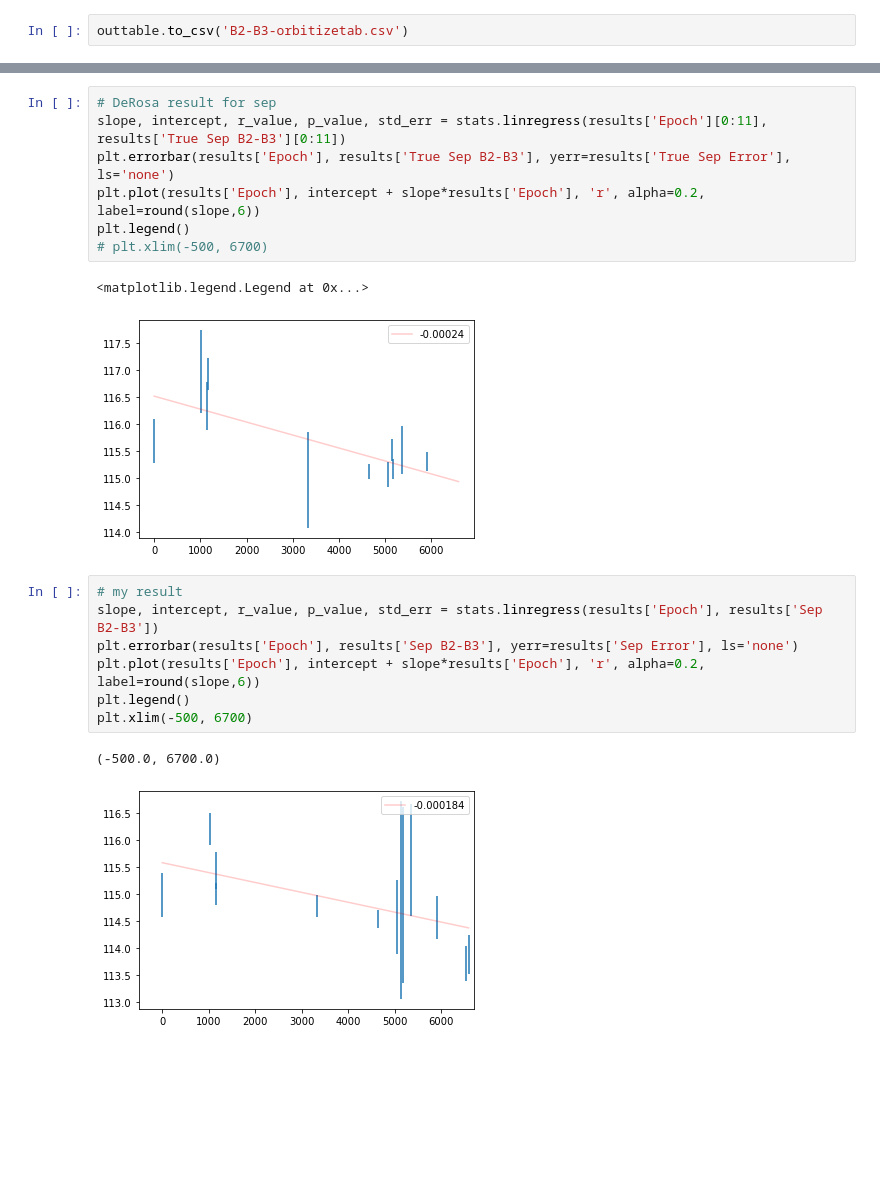
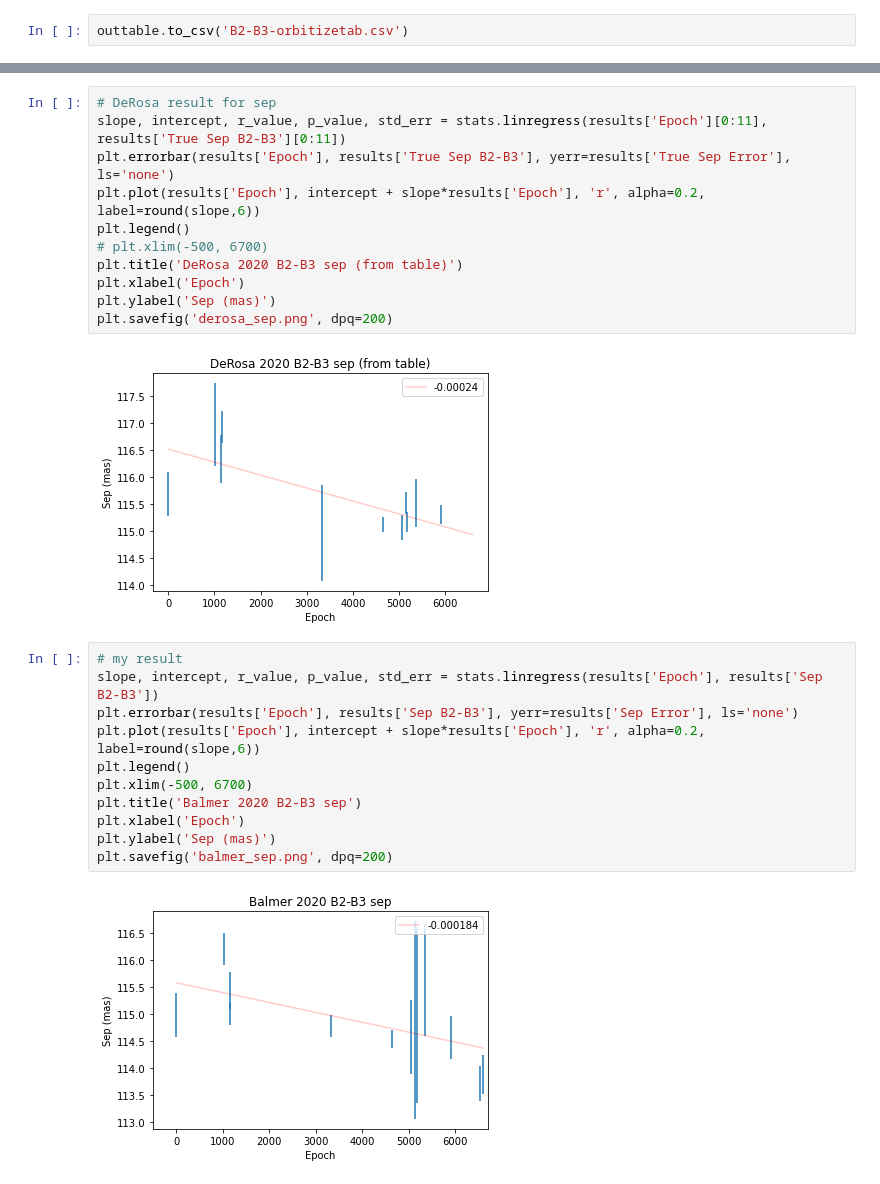
Before and after one commit to wbalmer/diskShapers, a Jupyter notebook: astroCalib/NIRC2_Trapezium.ipynb, the cells around one changed output, grey strips where cells are left out. Saved outputs shown, nothing was run; the diff lists cells and outputs as text; blank space fills up the shorter version.

```diff
--- a/astroCalib/NIRC2_Trapezium.ipynb
+++ b/astroCalib/NIRC2_Trapezium.ipynb
@@ -179,13 +192,16 @@ plt.plot([210,230],[210,230])
 # %%
 # DeRosa result for sep
 slope, intercept, r_value, p_value, std_err = stats.linregress(results['Epoch'][0:11], results['True Sep B2-B3'][0:11])
 plt.errorbar(results['Epoch'], results['True Sep B2-B3'], yerr=results['True Sep Error'], ls='none')
 plt.plot(results['Epoch'], intercept + slope*results['Epoch'], 'r', alpha=0.2, label=round(slope,6))
 plt.legend()
 # plt.xlim(-500, 6700)
+plt.title('DeRosa 2020 B2-B3 sep (from table)')
+plt.xlabel('Epoch')
+plt.ylabel('Sep (mas)')
+plt.savefig('derosa_sep.png', dpq=200)
 # %% [output]
-<matplotlib.legend.Legend at 0x...>
-[figure, old version]
+[figure, new version]
 # %%
 # my result
 slope, intercept, r_value, p_value, std_err = stats.linregress(results['Epoch'], results['Sep B2-B3'])
@@ -193,6 +209,9 @@ plt.errorbar(results['Epoch'], results['Sep B2-B3'], yerr=results['Sep Error'],
 plt.plot(results['Epoch'], intercept + slope*results['Epoch'], 'r', alpha=0.2, label=round(slope,6))
 plt.legend()
 plt.xlim(-500, 6700)
+plt.title('Balmer 2020 B2-B3 sep')
+plt.xlabel('Epoch')
+plt.ylabel('Sep (mas)')
+plt.savefig('balmer_sep.png', dpq=200)
 # %% [output]
-(-500.0, 6700.0)
-[figure, old version]
+[figure, new version]
```
Also changed, not shown: parts of 5 cells of this notebook, 6 other files.
